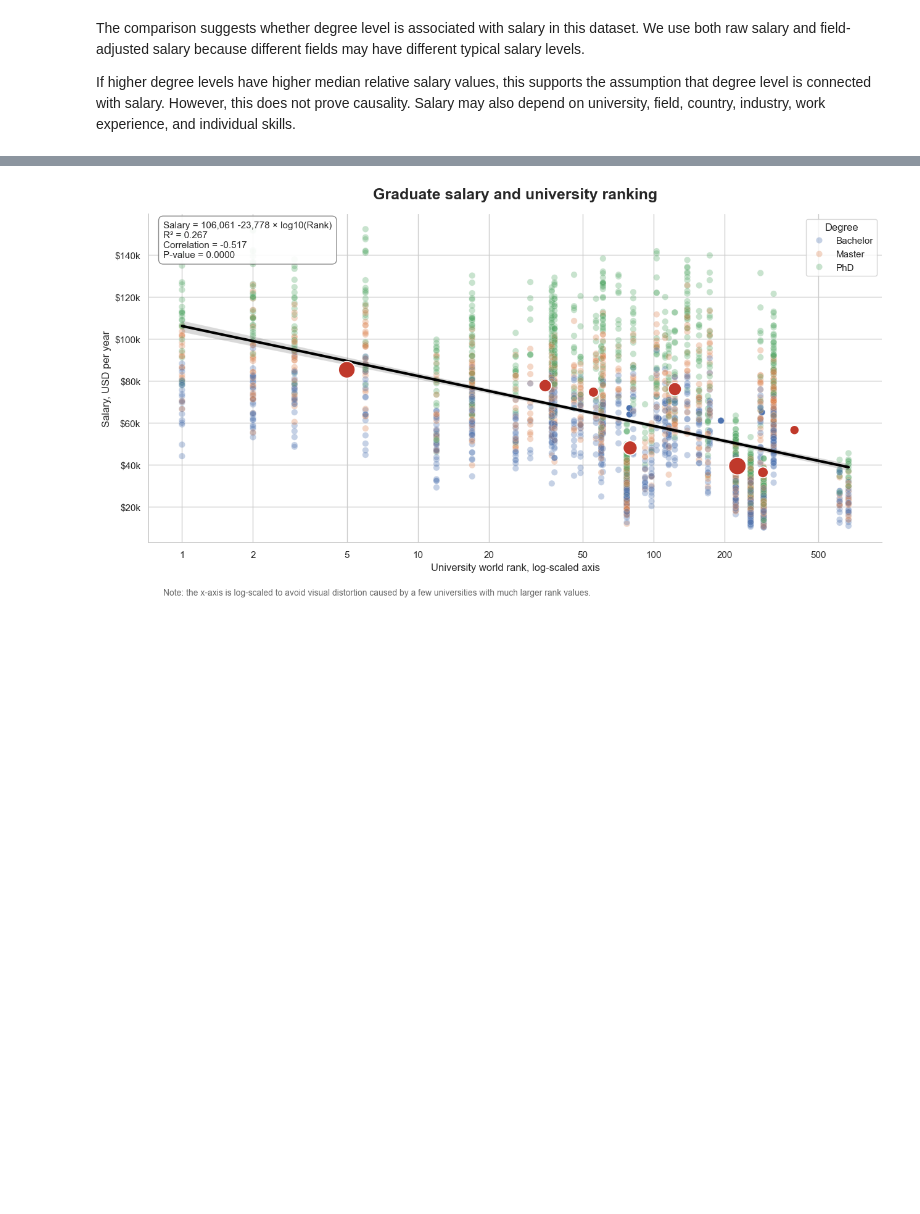
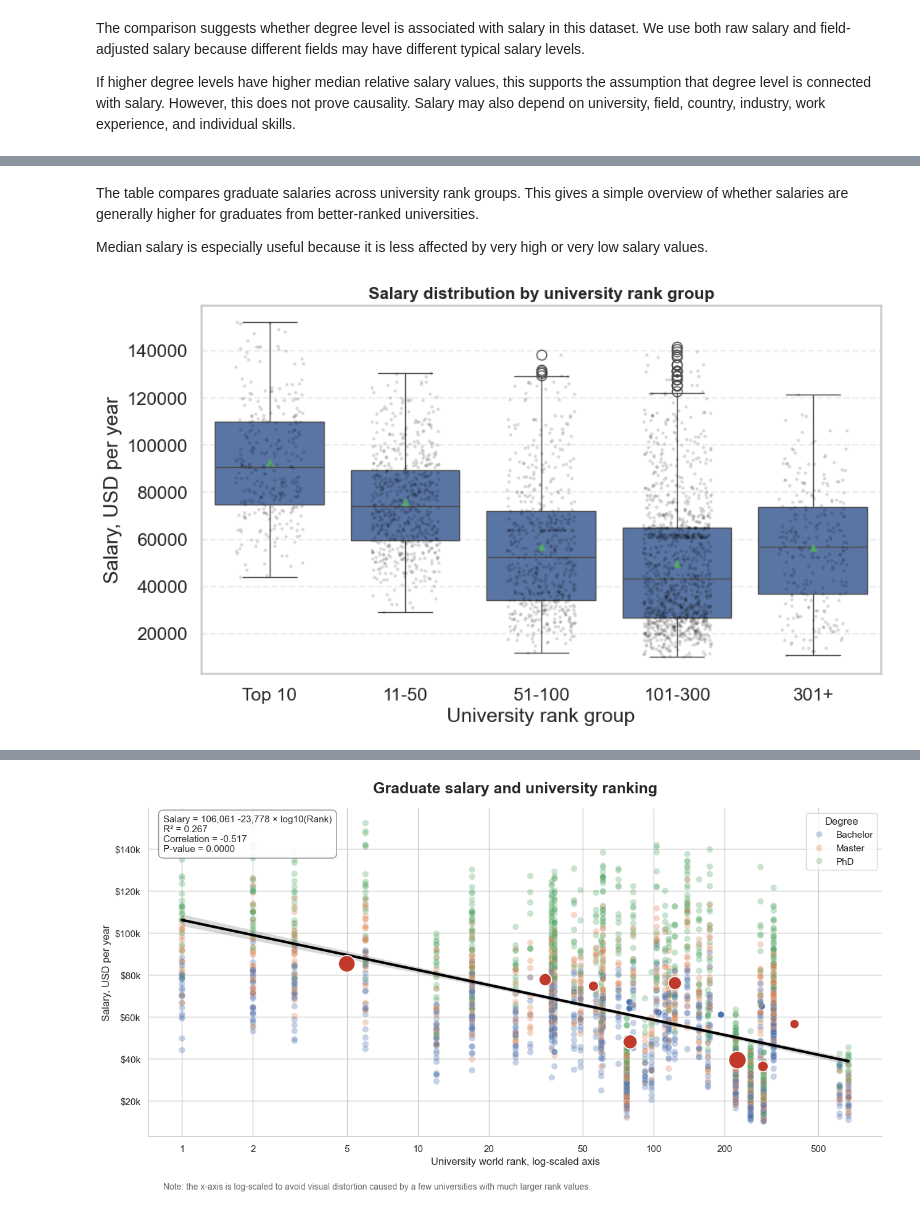
Before and after one commit to maxtheshock/PythonDS-Project, a Jupyter notebook: PythonNotebook.ipynb, the cells around one changed output, grey strips where cells are left out. Saved outputs shown, nothing was run; the diff lists cells and outputs as text; code cells hidden in the pictures; blank space fills up the shorter version.

Commit message:
descriptive hypothesis check for university rank and salary

```diff
--- a/PythonNotebook.ipynb
+++ b/PythonNotebook.ipynb
@@ -1152,0 +1167,11 @@ If higher degree levels have higher median relative salary values, this supports
+# %%
+h2_data = analysis_data.dropna(
+    subset=["University", "Degree", salary_col, rank_col, "Log University Rank", "Rank Group"]
+).copy()
+
+h2_data = h2_data[
+    (h2_data[salary_col] > 0) &
+    (h2_data[rank_col] > 0)
+].copy()
+
+h2_data.head()
@@ -1152,0 +1209,33 @@ If higher degree levels have higher median relative salary values, this supports
+# %% [markdown]
+The table compares graduate salaries across university rank groups. This gives a simple overview of whether salaries are generally higher for graduates from better-ranked universities.
+
+Median salary is especially useful because it is less affected by very high or very low salary values.
+# %%
+plt.figure(figsize=(11, 6))
+
+sns.boxplot(
+    data=h2_data,
+    x="Rank Group",
+    y=salary_col,
+    order=rank_labels,
+    showmeans=True
+)
+
+sns.stripplot(
+    data=h2_data,
+    x="Rank Group",
+    y=salary_col,
+    order=rank_labels,
+    color="black",
+    alpha=0.15,
+    jitter=0.25,
+    size=3
+)
+
+plt.title("Salary distribution by university rank group", fontsize=15, weight="bold")
+plt.xlabel("University rank group")
+plt.ylabel("Salary, USD per year")
+plt.grid(axis="y", linestyle="--", alpha=0.35)
+plt.show()
+# %% [output]
+[figure, added]
```
Also changed, not shown: parts of 10 cells of this notebook.
